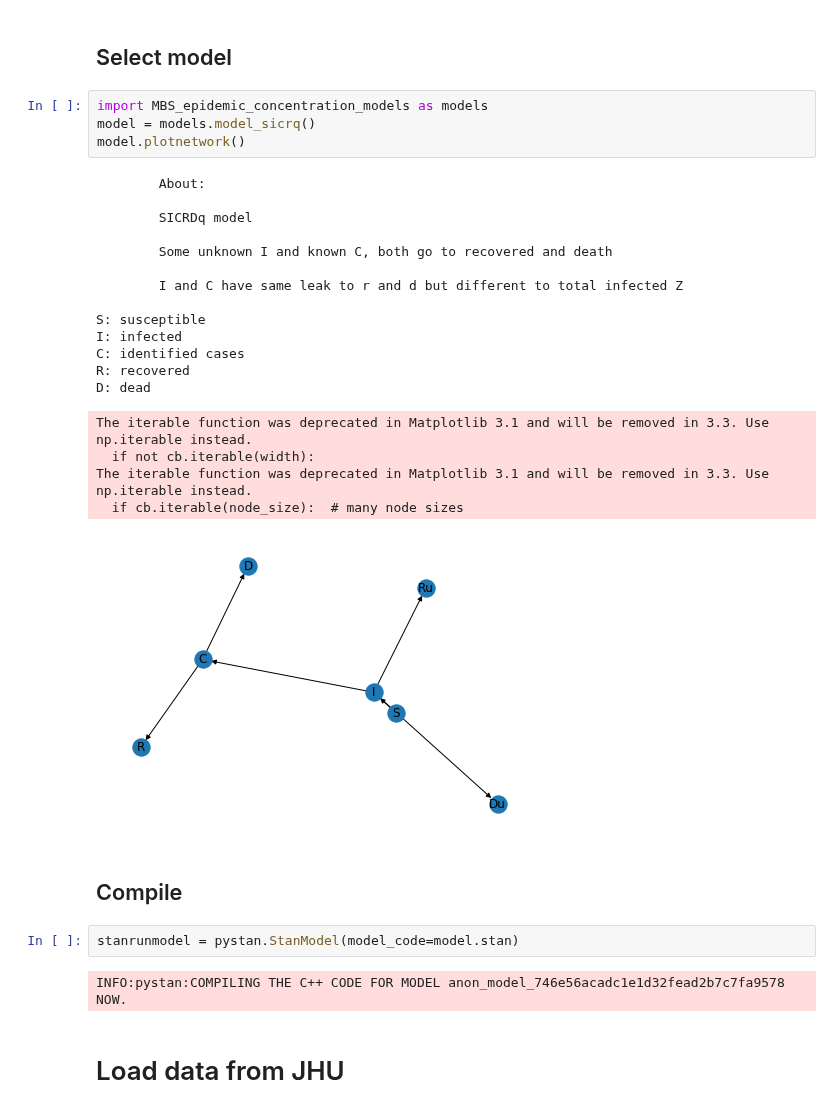
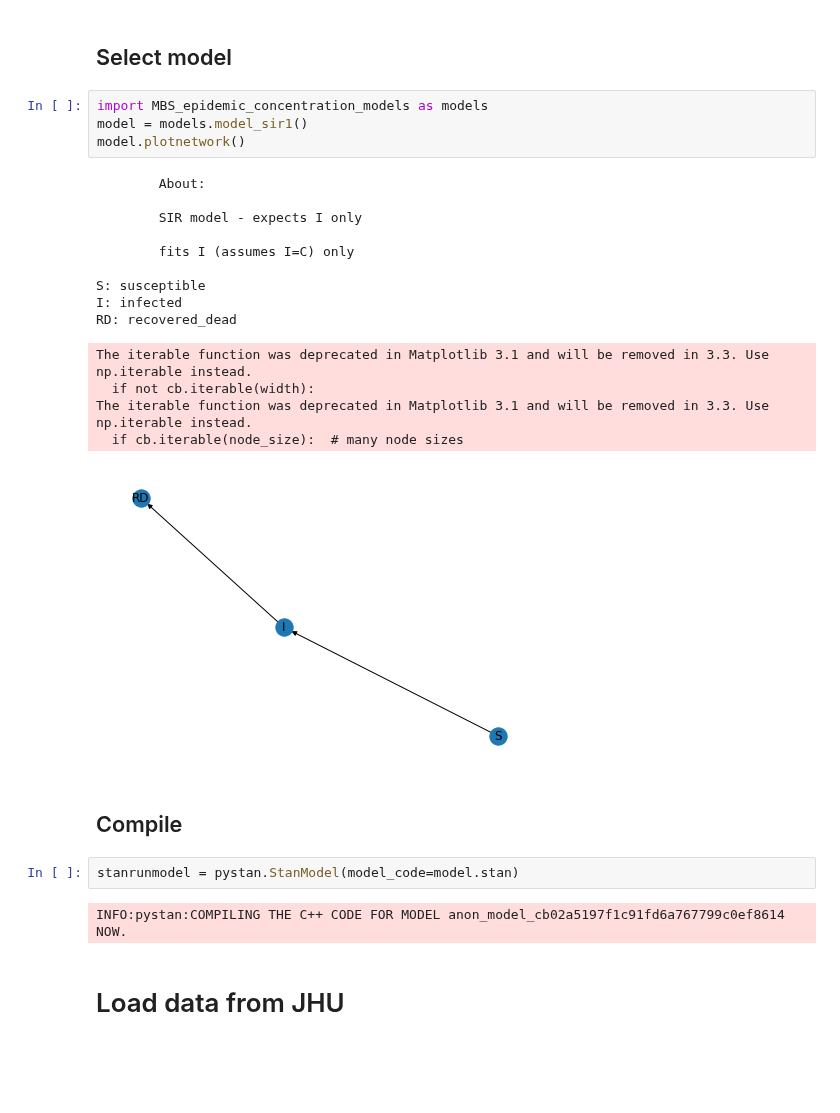
Before and after one commit to ccc1685/covid-19, a Jupyter notebook: Stan/MBS_epidemic_concentration_fitter.ipynb, the cells around one changed output. Cells and saved outputs as stored; diff of their text form; blank space fills up the shorter version.

```diff
--- a/Stan/MBS_epidemic_concentration_fitter.ipynb
+++ b/Stan/MBS_epidemic_concentration_fitter.ipynb
@@ -17,33 +17,29 @@ warnings.filterwarnings("ignore", category=DeprecationWarning)
 ## Select model
 # %%
 import MBS_epidemic_concentration_models as models
-model = models.model_sicrq()
+model = models.model_sir1()
 model.plotnetwork()
 # %% [output]
         About:
 
-        SICRDq model
+        SIR model - expects I only
 
-        Some unknown I and known C, both go to recovered and death
-
-        I and C have same leak to r and d but different to total infected Z
+        fits I (assumes I=C) only
 
 S: susceptible
 I: infected
-C: identified cases
-R: recovered
-D: dead
+RD: recovered_dead
 The iterable function was deprecated in Matplotlib 3.1 and will be removed in 3.3. Use np.iterable instead.
   if not cb.iterable(width):
 The iterable function was deprecated in Matplotlib 3.1 and will be removed in 3.3. Use np.iterable instead.
   if cb.iterable(node_size):  # many node sizes
-[figure, old version]
+[figure, new version]
 # %% [markdown]
 ## Compile
 # %%
 stanrunmodel = pystan.StanModel(model_code=model.stan)
 # %% [output]
-INFO:pystan:COMPILING THE C++ CODE FOR MODEL anon_model_746e56acadc1e1d32fead2b7c7fa9578 NOW.
+INFO:pystan:COMPILING THE C++ CODE FOR MODEL anon_model_cb02a5197f1c91fd6a767799c0ef8614 NOW.
 # %% [markdown]
 # Load data from JHU
 # %%
```
Also changed, not shown: parts of 7 cells of this notebook, 2 other files.
